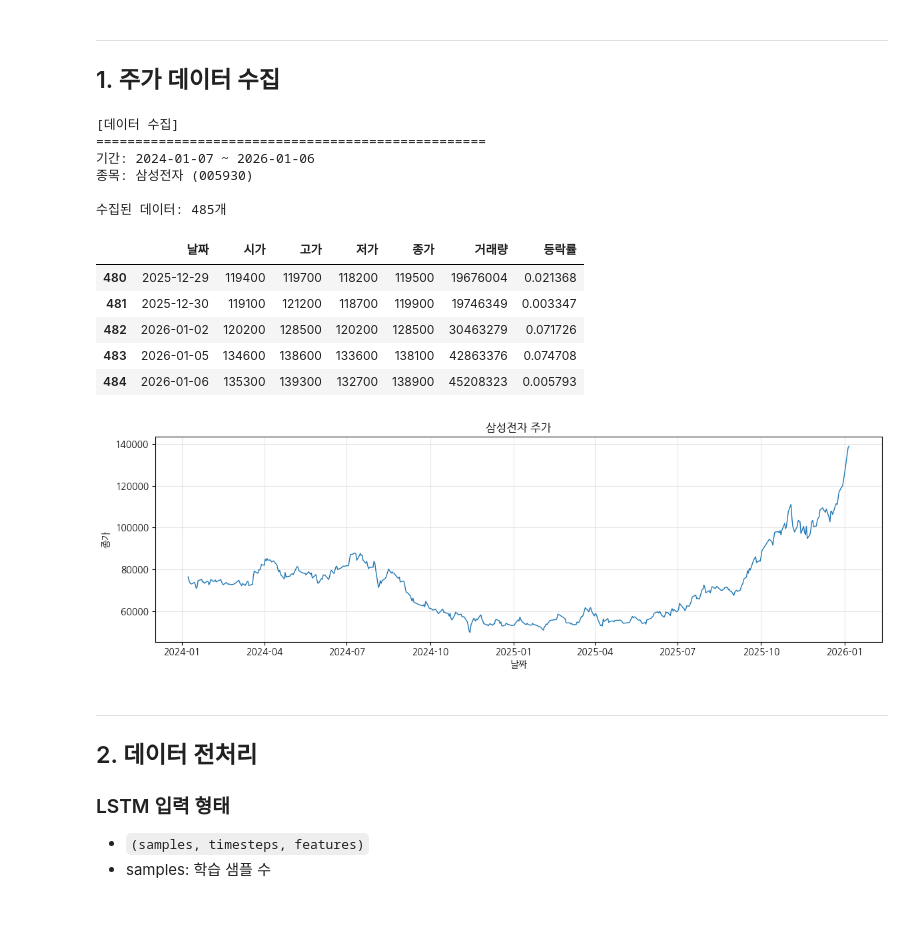
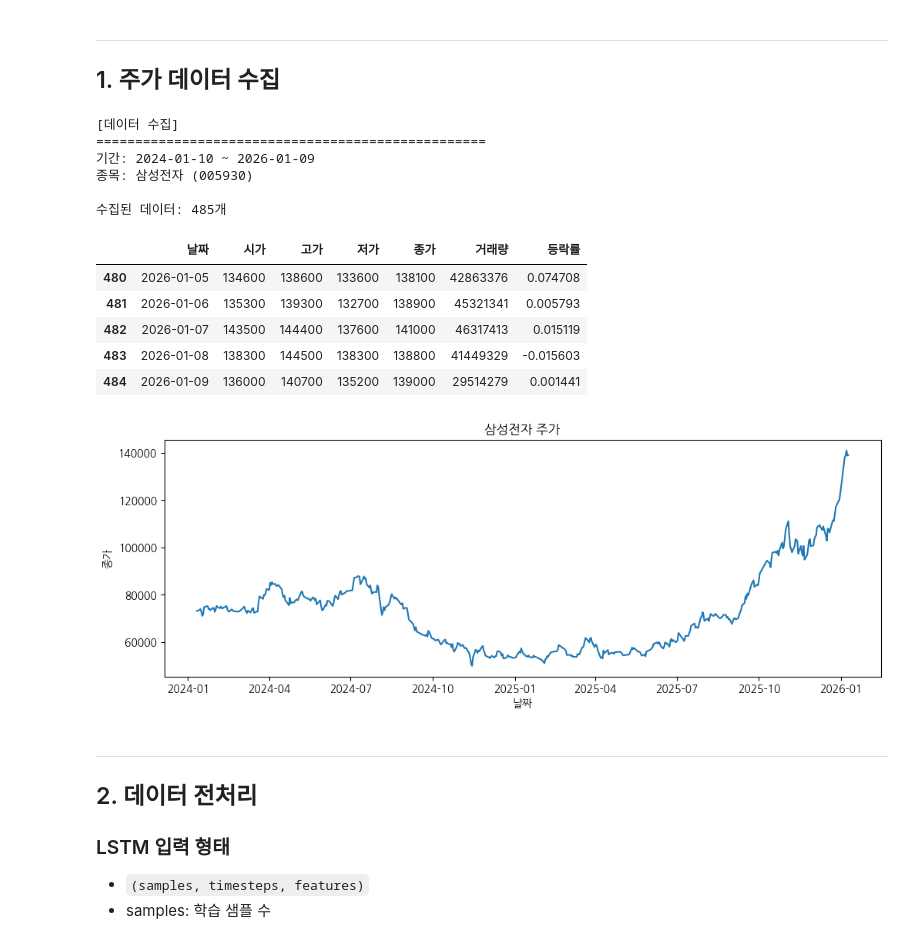
Before and after one commit to ironmanciti/Finance_ePassKorea, a Jupyter notebook: Module_03_AI기반투자분석/24_실습_LSTM_주가예측.ipynb, the cells around one changed output. Cells and saved outputs as stored; diff of their text form; code cells hidden in the pictures; blank space fills up the shorter version.

```diff
--- a/Module_03_AI기반투자분석/24_실습_LSTM_주가예측.ipynb
+++ b/Module_03_AI기반투자분석/24_실습_LSTM_주가예측.ipynb
@@ -57,32 +56,30 @@ df = df.reset_index()
 df.columns = ['날짜', '시가', '고가', '저가', '종가', '거래량', '등락률']
 
 print(f"\n수집된 데이터: {len(df)}개")
-display(df.tail())
+df.tail()
 # %% [output]
 [데이터 수집]
 ==================================================
-기간: 2024-01-07 ~ 2026-01-06
+기간: 2024-01-10 ~ 2026-01-09
 종목: 삼성전자 (005930)
 
 수집된 데이터: 485개
 |  | 날짜 | 시가 | 고가 | 저가 | 종가 | 거래량 | 등락률 |
-| 480 | 2025-12-29 | 119400 | 119700 | 118200 | 119500 | 19676004 | 0.021368 |
-| 481 | 2025-12-30 | 119100 | 121200 | 118700 | 119900 | 19746349 | 0.003347 |
-| 482 | 2026-01-02 | 120200 | 128500 | 120200 | 128500 | 30463279 | 0.071726 |
-| 483 | 2026-01-05 | 134600 | 138600 | 133600 | 138100 | 42863376 | 0.074708 |
-| 484 | 2026-01-06 | 135300 | 139300 | 132700 | 138900 | 45208323 | 0.005793 |
+| 480 | 2026-01-05 | 134600 | 138600 | 133600 | 138100 | 42863376 | 0.074708 |
+| 481 | 2026-01-06 | 135300 | 139300 | 132700 | 138900 | 45321341 | 0.005793 |
+| 482 | 2026-01-07 | 143500 | 144400 | 137600 | 141000 | 46317413 | 0.015119 |
+| 483 | 2026-01-08 | 138300 | 144500 | 138300 | 138800 | 41449329 | -0.015603 |
+| 484 | 2026-01-09 | 136000 | 140700 | 135200 | 139000 | 29514279 | 0.001441 |
 # %%
 # 종가 시각화
 fig, ax = plt.subplots(figsize=(12, 4))
-ax.plot(df['날짜'], df['종가'], linewidth=1)
+ax.plot(df['날짜'], df['종가'])
 ax.set_xlabel('날짜')
 ax.set_ylabel('종가')
 ax.set_title('삼성전자 주가')
-ax.grid(True, alpha=0.3)
-plt.tight_layout()
 plt.show()
 # %% [output]
-[figure, old version]
+[figure, new version]
 # %% [markdown]
 ---
 ## 2. 데이터 전처리
```
Also changed, not shown: parts of 16 cells of this notebook, 25 other files.
